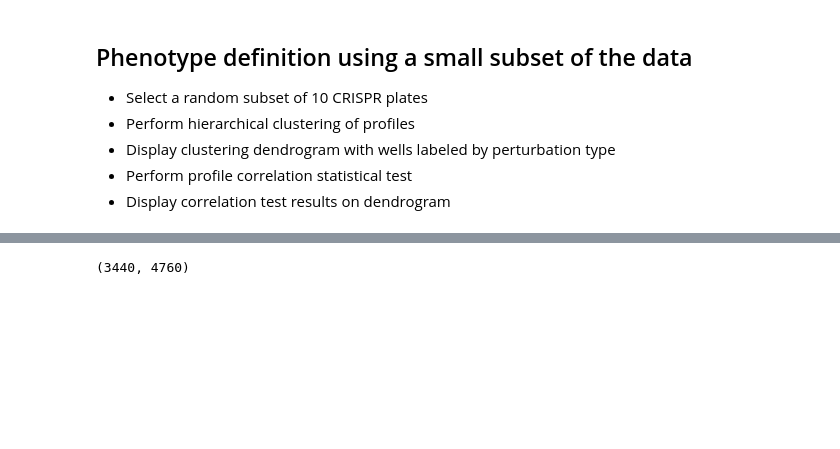
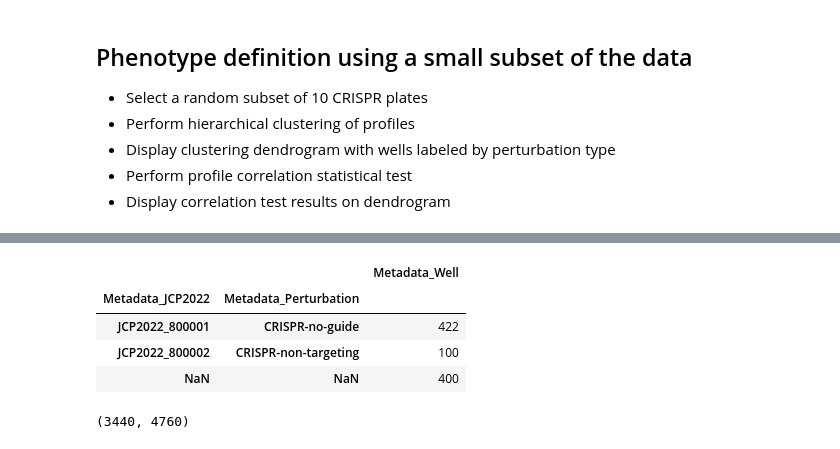
Before and after one commit to Craven-Biostat-Lab/morphology-prediction, a Jupyter notebook: data-loading.ipynb, the cells around one changed output, grey strips where cells are left out. Drawn from its saved outputs; the diff is of its cells as text; code cells hidden in the pictures; blank space fills up the shorter version.

```diff
--- a/data-loading.ipynb
+++ b/data-loading.ipynb
@@ -246,3 +268,17 @@ annotated_profiles = profiles.compute().merge(crispr_wells, how='inner', on=['Me
+# %%
+(
+    annotated_profiles
+        [['Metadata_Well', 'Metadata_JCP2022', 'Metadata_Perturbation']]
+        [annotated_profiles.Metadata_Perturbation != 'CRISPR-trt'].
+    groupby(['Metadata_JCP2022', 'Metadata_Perturbation'], dropna=False).
+    count()
+)
+# %% [output]
+|  |  | Metadata_Well |
+| Metadata_JCP2022 | Metadata_Perturbation |  |
+| JCP2022_800001 | CRISPR-no-guide | 422 |
+| JCP2022_800002 | CRISPR-non-targeting | 100 |
+| NaN | NaN | 400 |
 # %%
 # Get subset of full profile columns
 numeric_profiles = annotated_profiles.select_dtypes(include='number')
```
Also changed, not shown: parts of 8 cells of this notebook, 2 other files.
